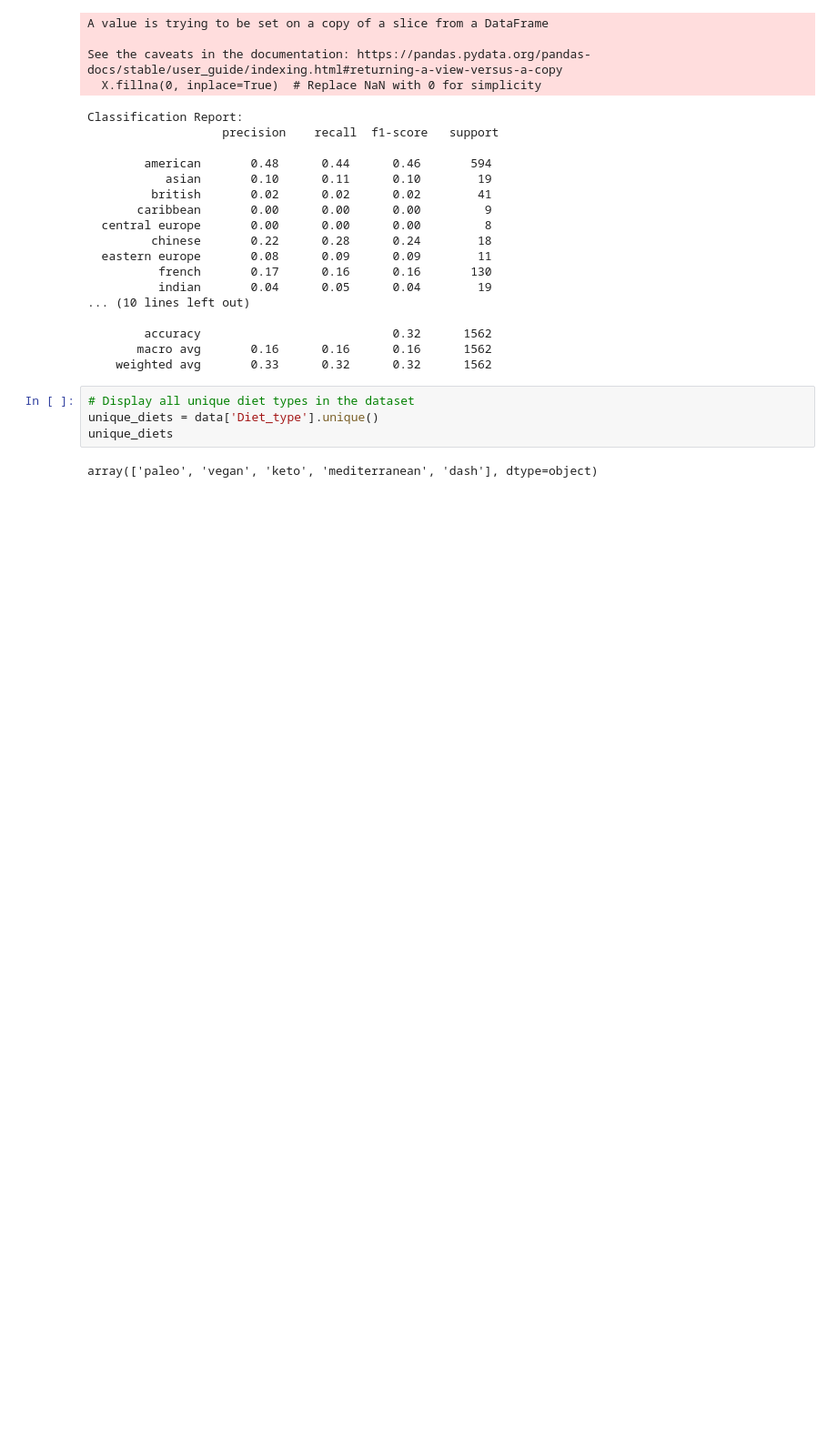
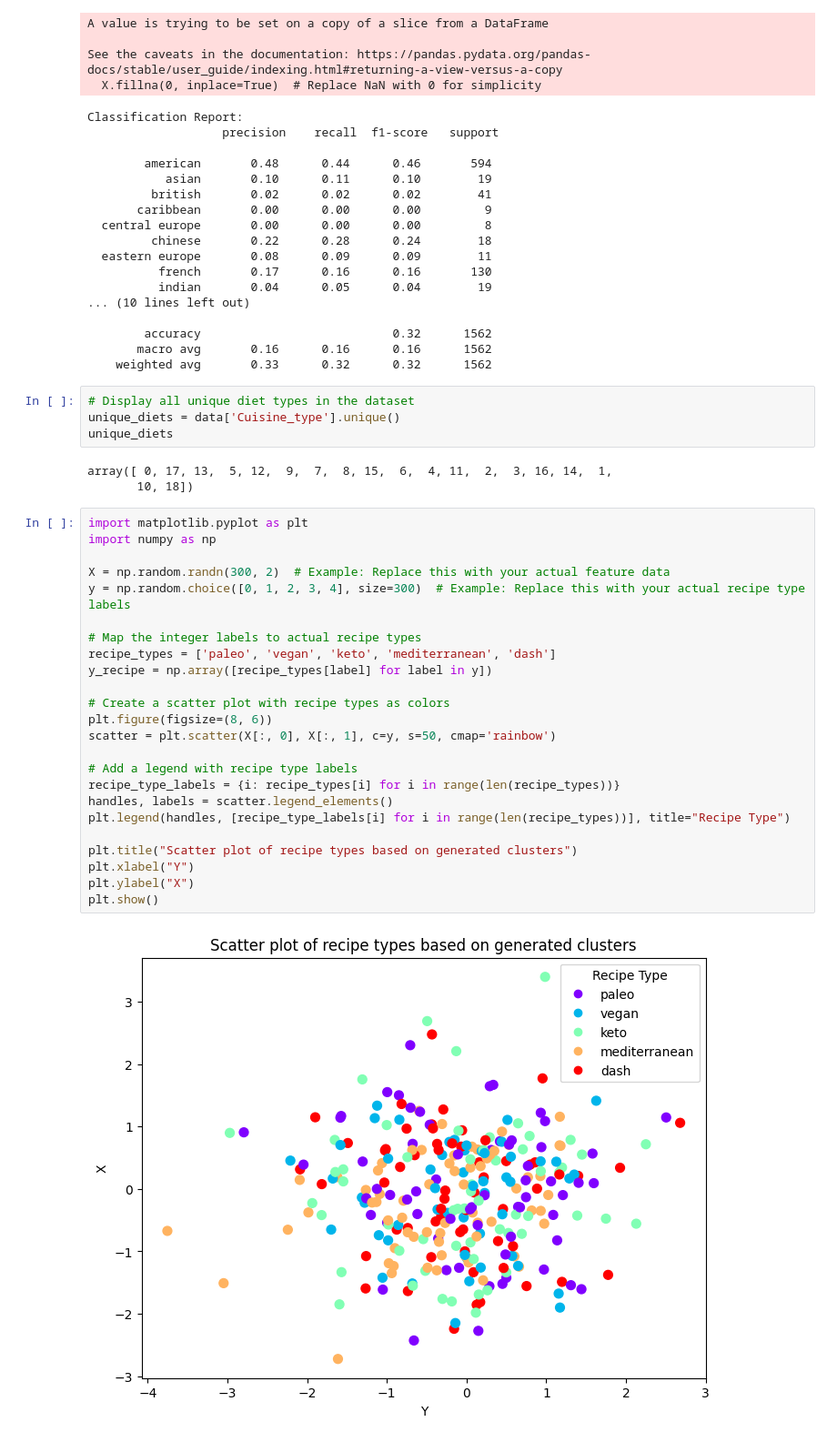
Before and after one commit to Omorusi/DecisionsTress, a Jupyter notebook: DecisionTrees.ipynb, the cells around one changed output. Shown: that part at 91% size. Saved outputs shown, nothing was run; the diff lists cells and outputs as text; blank space fills up the shorter version.

Commit message:
created a decision trees graph

```diff
--- a/DecisionTrees.ipynb
+++ b/DecisionTrees.ipynb
@@ -93,7 +122,34 @@ Classification Report:
     weighted avg       0.33      0.32      0.32      1562
 # %%
 # Display all unique diet types in the dataset
-unique_diets = data['Diet_type'].unique()
+unique_diets = data['Cuisine_type'].unique()
 unique_diets
 # %% [output]
-array(['paleo', 'vegan', 'keto', 'mediterranean', 'dash'], dtype=object)
+array([ 0, 17, 13,  5, 12,  9,  7,  8, 15,  6,  4, 11,  2,  3, 16, 14,  1,
+       10, 18])
+# %%
+import matplotlib.pyplot as plt
+import numpy as np
+
+X = np.random.randn(300, 2)  # Example: Replace this with your actual feature data
+y = np.random.choice([0, 1, 2, 3, 4], size=300)  # Example: Replace this with your actual recipe type labels
+
+# Map the integer labels to actual recipe types
+recipe_types = ['paleo', 'vegan', 'keto', 'mediterranean', 'dash']
+y_recipe = np.array([recipe_types[label] for label in y])
+
+# Create a scatter plot with recipe types as colors
+plt.figure(figsize=(8, 6))
+scatter = plt.scatter(X[:, 0], X[:, 1], c=y, s=50, cmap='rainbow')
+
+# Add a legend with recipe type labels
+recipe_type_labels = {i: recipe_types[i] for i in range(len(recipe_types))}
+handles, labels = scatter.legend_elements()
+plt.legend(handles, [recipe_type_labels[i] for i in range(len(recipe_types))], title="Recipe Type")
+
+plt.title("Scatter plot of recipe types based on generated clusters")
+plt.xlabel("Y")
+plt.ylabel("X")
+plt.show()
+# %% [output]
+[figure, added]
```
Also changed, not shown: parts of 2 cells of this notebook.
